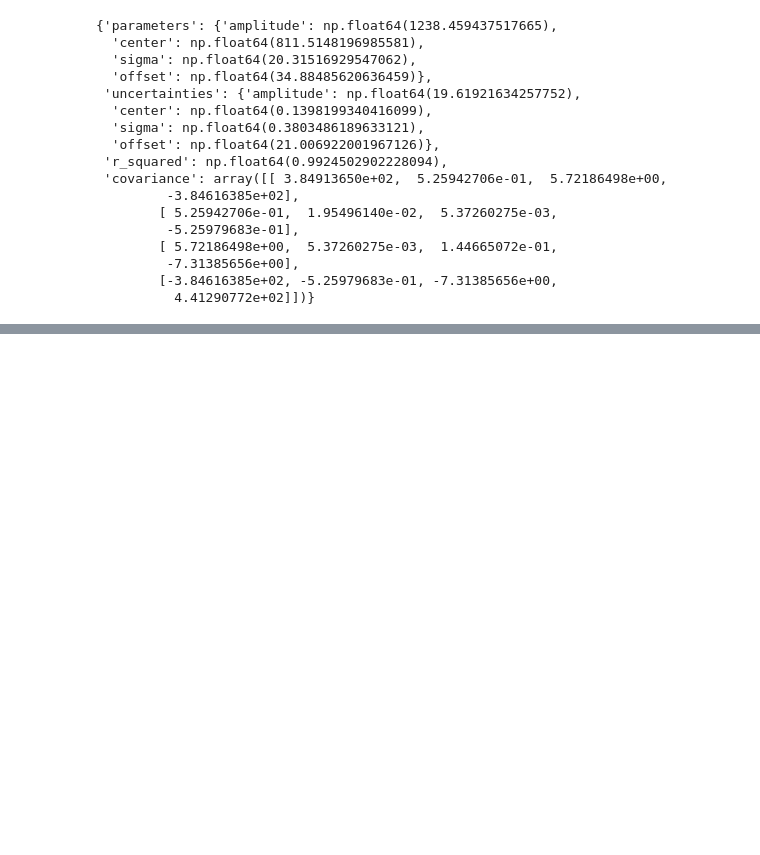
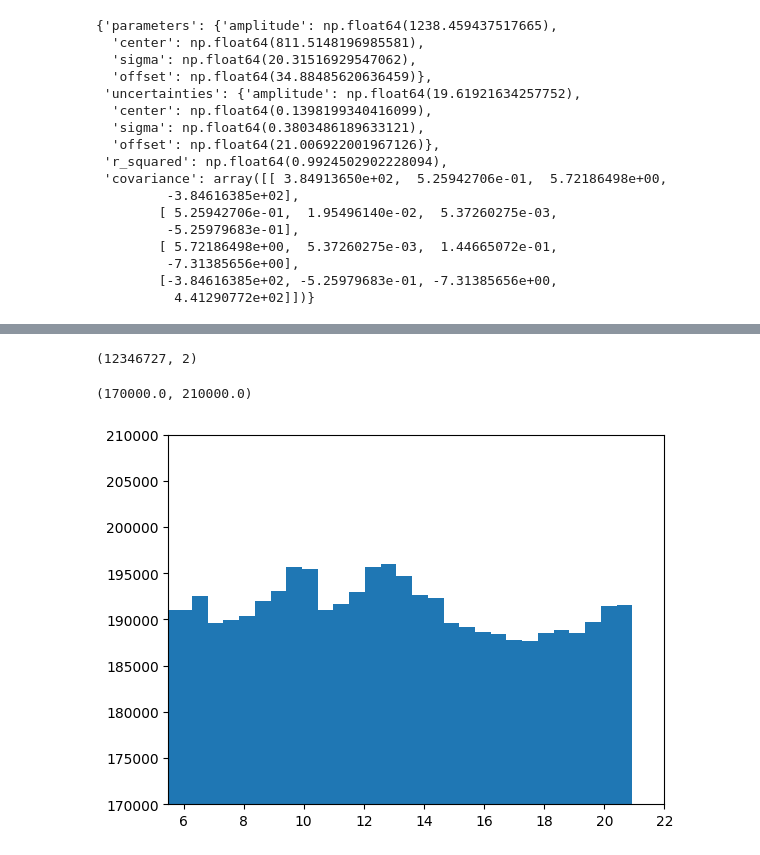
Before and after one commit to Confusedphoton/PHY---PNMR, a Jupyter notebook: gamma_muon.ipynb, the cells around one changed output, grey strips where cells are left out. Saved outputs shown, nothing was run; the diff lists cells and outputs as text; code cells hidden in the pictures; blank space fills up the shorter version.

```diff
--- a/gamma_muon.ipynb
+++ b/gamma_muon.ipynb
@@ -171,0 +251,20 @@ R² value:   0.992450
+# %%
+paths= [r'\25-10-09-11-10.data',
+        r'\25-10-09-18-23.data',
+        r'\25-10-16-09-14.data',
+        r'\25-10-23-09-24.data']
+paths = [r'.\gamma_muon_data' + path for path in paths]
+muon_data = pd.concat([pd.read_csv(path, header = None, delimiter=' ') for path in paths], axis=0, ignore_index=True)
+# ! Don't filter out non decaying muons for raw counts
+#muon_data = muon_data.loc[muon_data.iloc[:,0] < 20_000]
+muon_data.shape
+# %% [output]
+(12346727, 2)
+# %%
+days = (np.max(muon_data.iloc[:,1]) - np.min(muon_data.iloc[:,1]))/86400
+plt.hist((muon_data.iloc[:,1] - np.min(muon_data.iloc[:,1]))/86400, bins = 2*int(days))
+plt.xlim(5.5,22)
+plt.ylim(170_000, 210_000)
+# %% [output]
+(170000.0, 210000.0)
+[figure, added]
```
Also changed, not shown: parts of 11 cells of this notebook, 1 other file.
